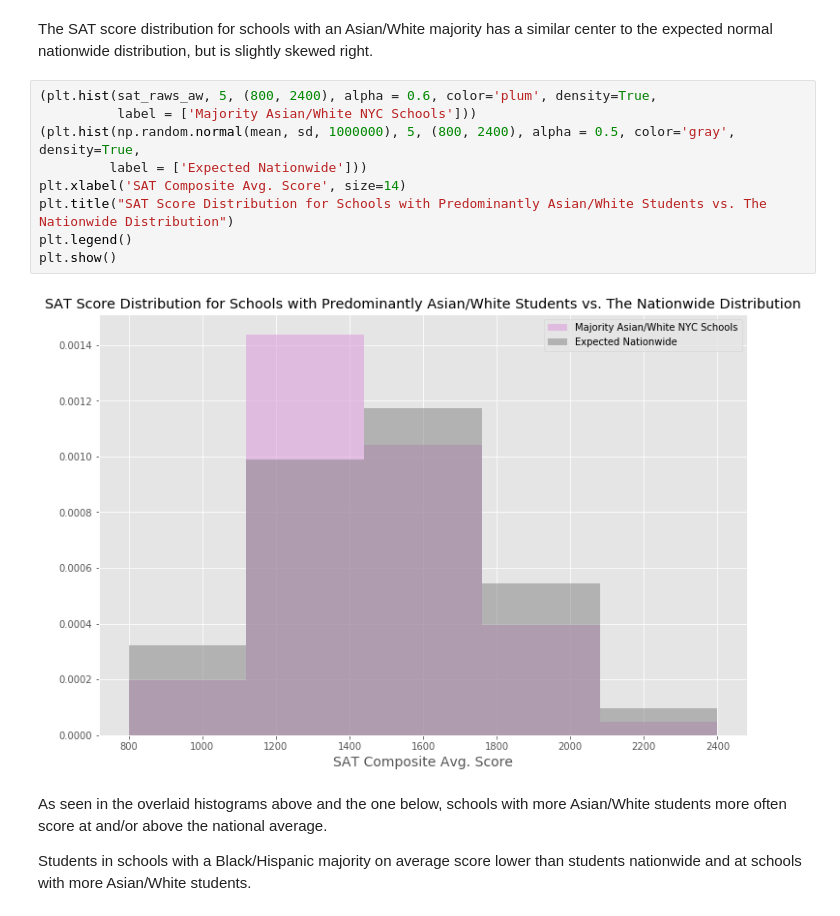
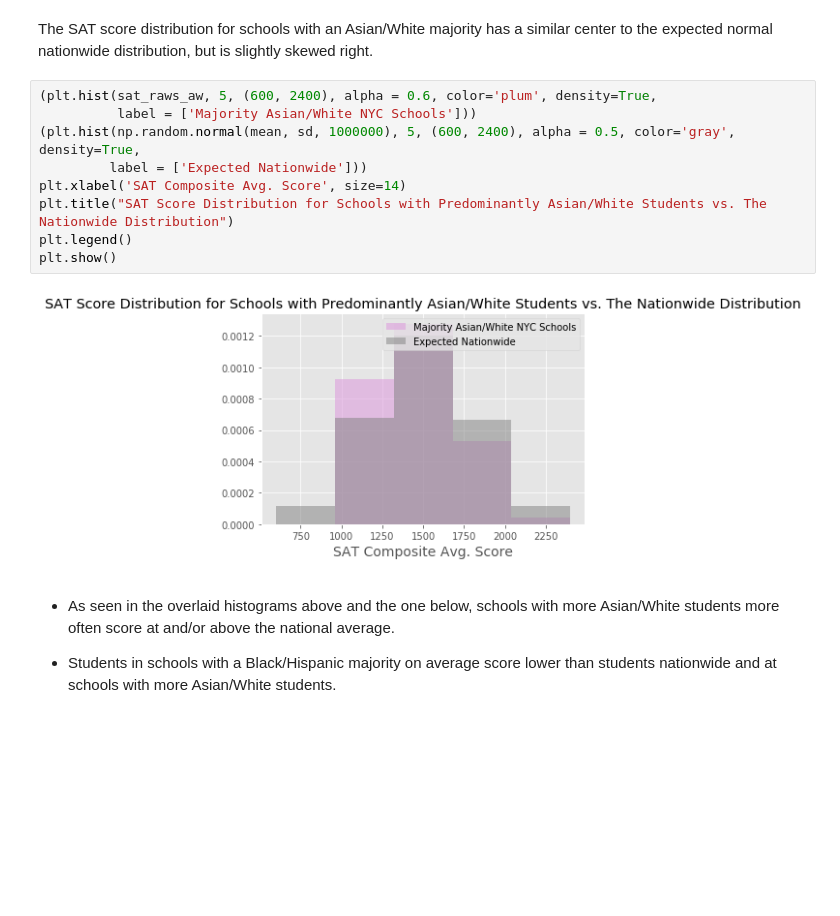
Before and after one commit to jacquelinekclee/data_cleaning_exploration_nyc_schools_sat, a Jupyter notebook: viz_eda_sat_ny.ipynb, the cells around one changed output. Drawn from its saved outputs; the diff is of its cells as text; blank space fills up the shorter version.

```diff
--- a/viz_eda_sat_ny.ipynb
+++ b/viz_eda_sat_ny.ipynb
@@ -301,19 +355,19 @@ plt.show()
 <a class="anchor" id="aw_nation"></a>
 The SAT score distribution for schools with an Asian/White majority has a similar center to the expected normal nationwide distribution, but is slightly skewed right.
 # %%
-(plt.hist(sat_raws_aw, 5, (800, 2400), alpha = 0.6, color='plum', density=True,
+(plt.hist(sat_raws_aw, 5, (600, 2400), alpha = 0.6, color='plum', density=True,
           label = ['Majority Asian/White NYC Schools']))
-(plt.hist(np.random.normal(mean, sd, 1000000), 5, (800, 2400), alpha = 0.5, color='gray', density=True,
+(plt.hist(np.random.normal(mean, sd, 1000000), 5, (600, 2400), alpha = 0.5, color='gray', density=True,
          label = ['Expected Nationwide']))
 plt.xlabel('SAT Composite Avg. Score', size=14)
 plt.title("SAT Score Distribution for Schools with Predominantly Asian/White Students vs. The Nationwide Distribution")
 plt.legend()
 plt.show()
 # %% [output]
-[figure, old version]
+[figure, new version]
 # %% [markdown]
 <a class="anchor" id="bh_aw_distrib"></a>
-As seen in the overlaid histograms above and the one below, schools with more Asian/White students more often score at and/or above the national average.
+- As seen in the overlaid histograms above and the one below, schools with more Asian/White students more often score at and/or above the national average.
 
-Students in schools with a Black/Hispanic majority on average score lower than students nationwide and at schools with more Asian/White students.
+- Students in schools with a Black/Hispanic majority on average score lower than students nationwide and at schools with more Asian/White students.
 # %%
```
Also changed, not shown: parts of 54 cells of this notebook.
